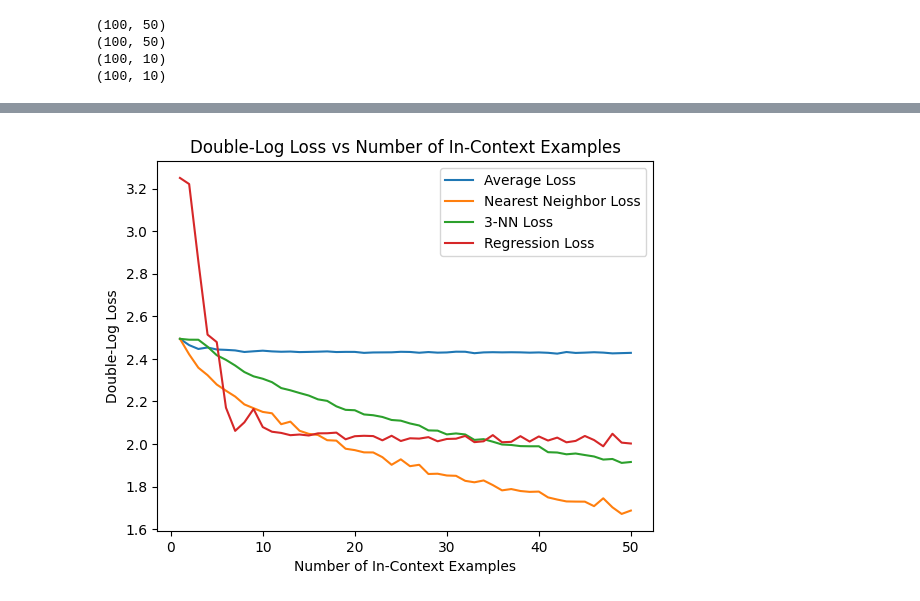
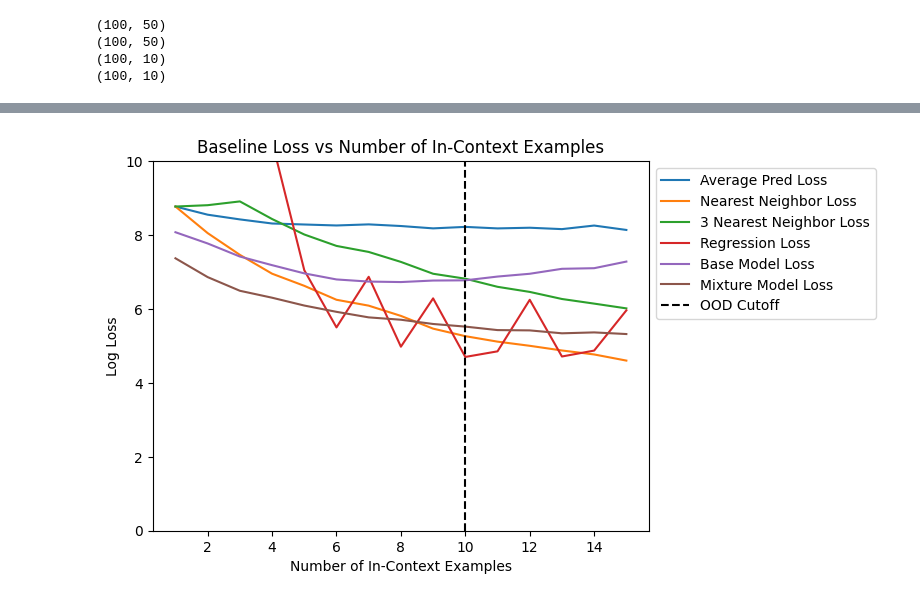
Before and after one commit to joe-alarcon/cs182_project, a Jupyter notebook: notebooks/baselines.ipynb, the cells around one changed output, grey strips where cells are left out. Cells and saved outputs as stored; diff of their text form; code cells hidden in the pictures.

```diff
--- a/notebooks/baselines.ipynb
+++ b/notebooks/baselines.ipynb
@@ -432,0 +439,5 @@ Average Loss: 83899.46556000001, Nearest Neighbor Loss: 222.6859375, 3 Nearest N
+# %%
+base_model_losses = [3217.3, 2373.39, 1666.32, 1319.725, 1056.964, 896.5666666666667, 846.3542857142858, 835.3725, 870.3044444444445, 875.374, 969.3963636363636, 1045.43, 1195.6615384615384, 1215.56, 1453.8586666666667]
+# base_model_losses = [3217.3, 1529.48, 252.18, 279.94, 5.92, 94.58, 545.08, 758.5, 1149.76, 921.0, 1909.62, 1881.8, 2998.44, 1474.24, 4790.04]
+mixture_model_losses = [1588.88, 955.22, 659.96, 547.005, 442.5, 373.2866666666667, 321.2914285714286, 301.43, 268.6977777777778, 250.276, 227.77454545454546, 225.925, 208.81230769230768, 213.94285714285715, 204.67066666666668]
+# mixture_model_losses = [1588.88, 321.56, 69.44, 208.14, 24.48, 27.22, 9.32, 162.4, 6.84, 84.48, 2.76, 205.58, 3.46, 280.64, 74.86]
@@ -447,16 +466,22 @@ plt.show()
-# %%
-import matplotlib.pyplot as plt
-import numpy as np
-
-plt.plot(range(1, 51), np.log(np.log(average_lossses)), label='Average Loss')
-plt.plot(range(1, 51), np.log(np.log(nearest_neighbors_losses)), label='Nearest Neighbor Loss')
-plt.plot(range(1, 51), np.log(np.log(nearest_neighbors_3_losses)), label='3‑NN Loss')
-plt.plot(range(1, 51), np.log(np.log(regression_losses)), label='Regression Loss')
-
-plt.xlabel('Number of In-Context Examples')
-plt.ylabel('Double-Log Loss')
-plt.title('Double-Log Loss vs Number of In-Context Examples')
-plt.legend()
-plt.show()
-# %% [output]
-[figure, removed]
+# %%
+data_start = 0
+desired_data_lenght = 15
+
+plt.plot(range(data_start+1, desired_data_lenght+1), np.log(average_lossses[data_start:desired_data_lenght]), label='Average Pred Loss')
+plt.plot(range(data_start+1, desired_data_lenght+1), np.log(nearest_neighbors_losses[data_start:desired_data_lenght]), label='Nearest Neighbor Loss')
+plt.plot(range(data_start+1, desired_data_lenght+1), np.log(nearest_neighbors_3_losses[data_start:desired_data_lenght]), label='3 Nearest Neighbor Loss')
+plt.plot(range(data_start+1, desired_data_lenght+1), np.log(regression_losses[data_start:desired_data_lenght]), label='Regression Loss')
+plt.plot(range(data_start+1, desired_data_lenght+1), np.log(base_model_losses[data_start:desired_data_lenght]), label='Base Model Loss')
+plt.plot(range(data_start+1, desired_data_lenght+1), np.log(mixture_model_losses[data_start:desired_data_lenght]), label='Mixture Model Loss')
+
+# Add vertical line at x=10
+plt.axvline(x=10, color='black', linestyle='--', label='OOD Cutoff')
+
+plt.ylim(0, 10)
+plt.xlabel('Number of In-Context Examples')
+plt.ylabel('Log Loss')
+plt.title('Baseline Loss vs Number of In-Context Examples')
+plt.legend(loc='upper left', bbox_to_anchor=(1, 1))
+plt.show()
+# %% [output]
+[figure, added]
```
Also changed, not shown: parts of 14 cells of this notebook, 5 other files.
